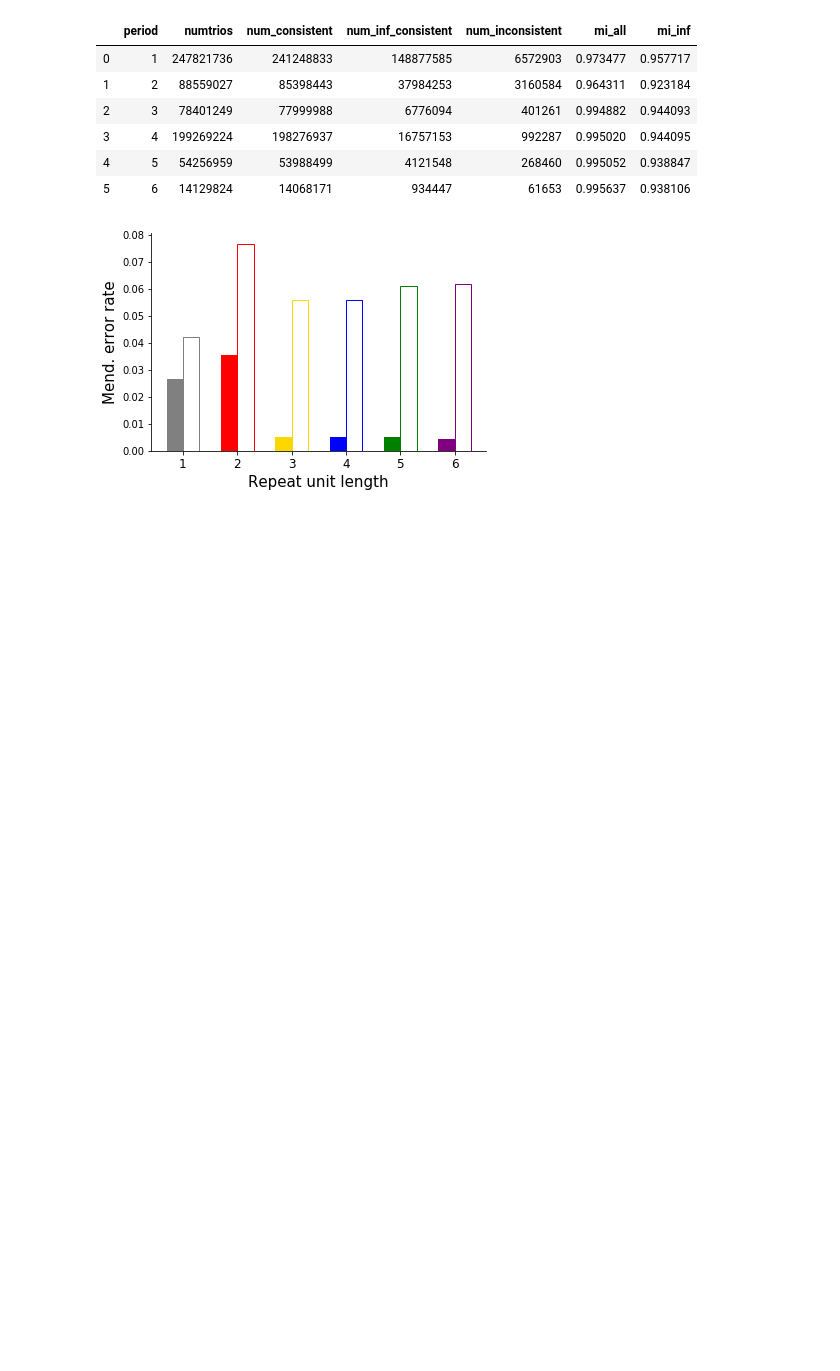
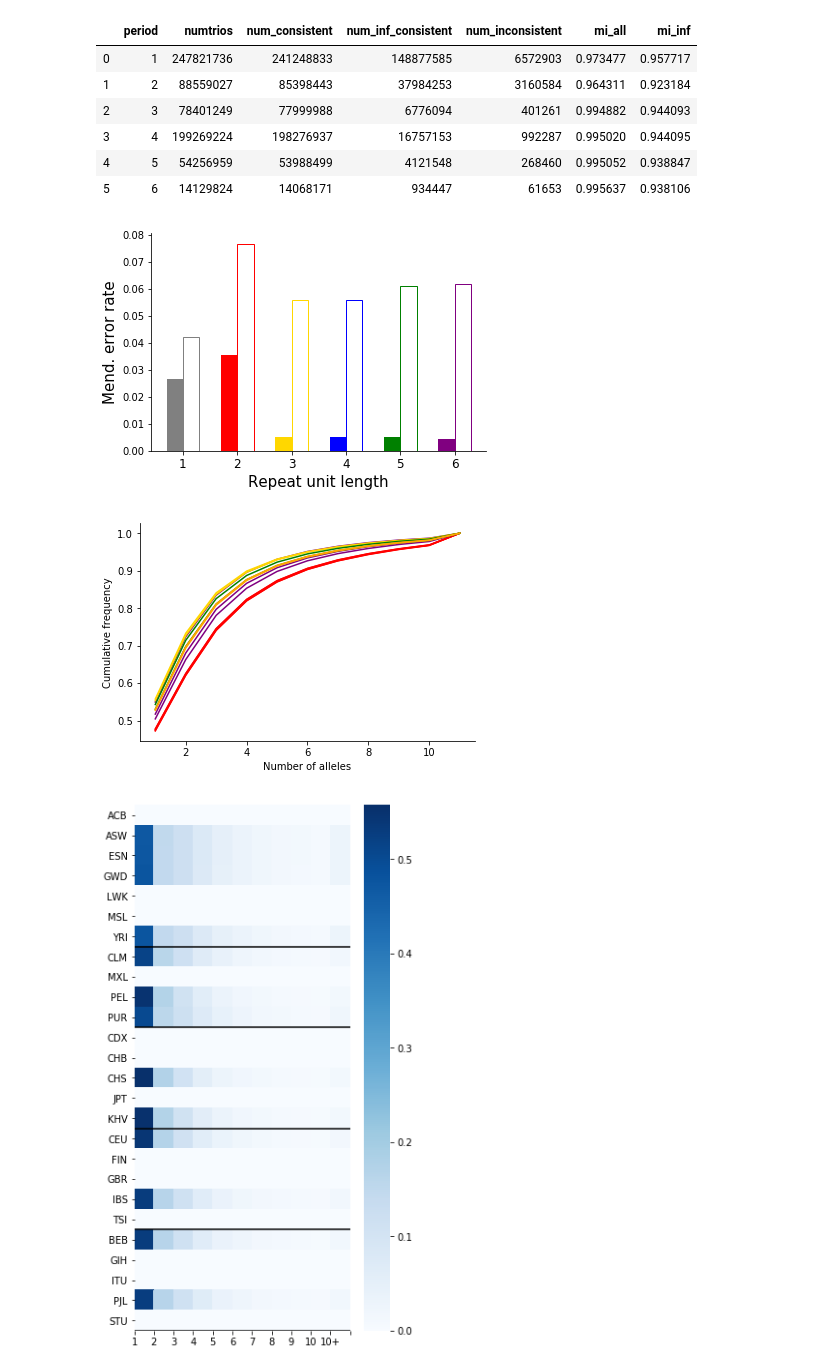
Before and after one commit to gymrek-lab/EnsembleTR, a Jupyter notebook: callset-qc/1000G_CallerQC_Figures.ipynb, the cells around one changed output. Cells and saved outputs as stored; diff of their text form; code cells hidden in the pictures; blank space fills up the shorter version.

```diff
--- a/callset-qc/1000G_CallerQC_Figures.ipynb
+++ b/callset-qc/1000G_CallerQC_Figures.ipynb
@@ -73,0 +72,59 @@ mend
+# %%
+# Num common alleles by pop - TODO
+
+import seaborn as sns
+MAXNUMALLELES=10
+
+countmatrix = np.zeros(((len(POPS)), MAXNUMALLELES+1))
+
+cumsums = []
+
+for pop in POPS:
+    fname = os.path.join(OUTDIR, pop, "%s.alleles.txt"%pop)
+    if os.path.exists(fname):
+        data = pd.read_csv(fname, sep="\t", names=["numalleles","count"])
+        data = data[(data["numalleles"]>=1) ]
+        data["freq"] = data["count"]/np.sum(data["count"])
+        freqs = list(data[data["numalleles"]<=MAXNUMALLELES]["freq"])
+        freqs.append(np.sum(data[data["numalleles"]>MAXNUMALLELES]["freq"]))
+        countmatrix[POPS.index(pop)] = freqs
+        cumsum = np.cumsum(freqs)
+        cumsums.append(cumsum)
+    else:
+        cumsums.append([0]*(MAXNUMALLELES+1))
+
+popcolors = {}
+for pop in ["ACB", "ASW", "ESN", "GWD", "LWK", "MSL", "YRI"]: popcolors[pop] = "red"
+for pop in ["CLM", "MXL", "PEL", "PUR"]: popcolors[pop] = "purple"
+for pop in ["CDX", "CHB", "CHS", "JPT", "KHV"]: popcolors[pop] = "gold"
+for pop in ["CEU", "FIN", "GBR", "IBS", "TSI"]: popcolors[pop] = "green"
+for pop in ["BEB", "GIH", "ITU", "PJL", "STU"]: popcolors[pop] = "orange"
+fig = plt.figure()
+ax = fig.add_subplot(111)
+for i in range(len(POPS)):
+    if np.sum(cumsums[i])>0:
+        ax.plot(range(1, MAXNUMALLELES+2), cumsums[i], color=popcolors[POPS[i]])
+ax.set_xlabel("Number of alleles")
+ax.set_ylabel("Cumulative frequency")
+ax.spines['right'].set_visible(False)
+ax.spines['top'].set_visible(False)
+ax.yaxis.set_ticks_position('left')
+ax.xaxis.set_ticks_position('bottom')
+
+fig = plt.figure()
+fig.set_size_inches((5, 10))
+ax = fig.add_subplot(111)
+sns.heatmap(countmatrix, cmap="Blues",ax=ax)
+ax.axhline(y=7, color="black") # AFR
+ax.axhline(y=11, color="black") # AMR
+ax.axhline(y=16, color="black") # EAS
+ax.axhline(y=21, color="black") # EUR
+ax.axhline(y=26, color="black") # SAS
+
+ax.set_yticks([item+0.5 for item in range(len(POPS))])
+ax.set_yticklabels(POPS, rotation=0);
+ax.set_xticks(range(MAXNUMALLELES+2));
+ax.set_xticklabels(list(range(1, MAXNUMALLELES+1))+["%s+"%MAXNUMALLELES]);
+# %% [output]
+[figure, added]
+[figure, added]
```
Also changed, not shown: parts of 2 cells of this notebook.
